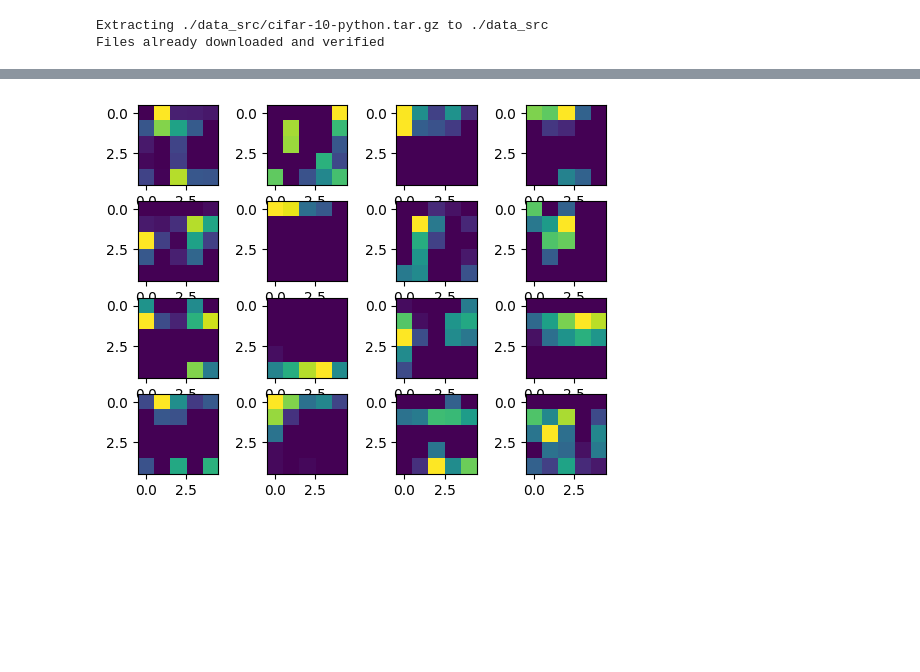
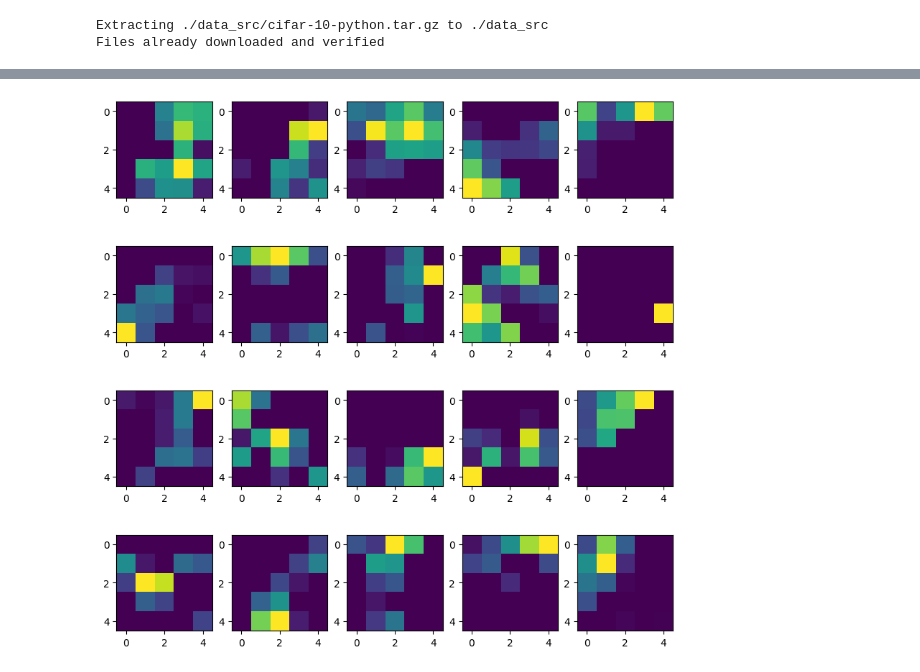
Before and after one commit to rguaido50/CNN-proyects, a Jupyter notebook: Tarea2_RaulGuaido_16-10486.ipynb, the cells around one changed output, grey strips where cells are left out. Saved outputs shown, nothing was run; the diff lists cells and outputs as text; code cells hidden in the pictures; blank space fills up the shorter version.

```diff
--- a/Tarea2_RaulGuaido_16-10486.ipynb
+++ b/Tarea2_RaulGuaido_16-10486.ipynb
@@ -174,7 +264,7 @@ for x in CNN1.state_dict()['conv1.weight']:
       w1 = np.clip(w1, 0, 1)
       weight1.append(w1)
 
-figure, axes = plt.subplots(nrows=4, ncols=4)
+figure, axes = plt.subplots(nrows=4, ncols=5, figsize =(10,10))
 
 for a, b in zip(axes.ravel(), range(20)):
   nimage = np.random.randint(len(weight1))
@@ -186,16 +276,16 @@ Mapa de calor para la segunda capa convolucional
 # %%
 weight2 = []
 for x in CNN1.state_dict()['conv2.weight']:
   for w in x:
       w2 = w
       w2 = w2/w2.max()
       w2 = np.clip(w2, 0, 1)
       weight2.append(w2)
 
-figure, axes = plt.subplots(nrows=4, ncols=4)
+figure, axes = plt.subplots(nrows=4, ncols=5, figsize =(10,10))
 
 for a, b in zip(axes.ravel(), range(30)):
   nimage = np.random.randint(len(weight2))
   a.imshow(weight2[b])
 # %% [output]
-[figure, old version]
+[figure, new version]
```
Also changed, not shown: parts of 25 cells of this notebook.
